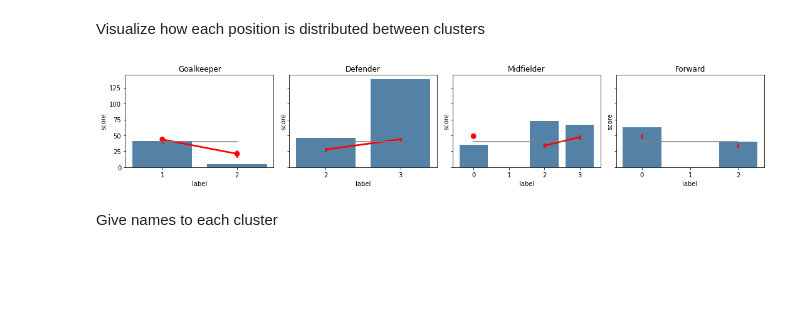
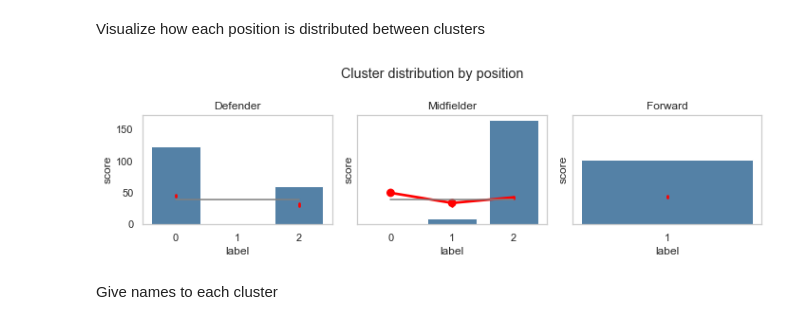
Before and after one commit to mmarzora/data-science, a Jupyter notebook: Football stats/in progress/sorare-api.ipynb, the cells around one changed output. Cells and saved outputs as stored; diff of their text form; code cells hidden in the pictures; blank space fills up the shorter version.

```diff
--- a/Football stats/in progress/sorare-api.ipynb
+++ b/Football stats/in progress/sorare-api.ipynb
@@ -494,0 +513,7 @@ Identify different groups of players by making clusters with stats.
+# %%
+mask_starter=df_player_scores_detailed['status.playingStatus']=='starter'
+mask_regular=df_player_scores_detailed['status.playingStatus']=='regular'
+mask_not_goalkeeper=df_player_scores_detailed['position']!='Goalkeeper'
+X=df_player_scores_detailed[(mask_starter|mask_regular)&(mask_not_goalkeeper)]
+X=X[stat_columns]
+print(X.shape)
@@ -603,9 +622,9 @@ Clustering with 4 clusters, and calculate distance to each centroid
 # %%
-n_clusters=4
+n_clusters=3
 kmeans=KMeans(n_clusters=n_clusters,random_state=1)
 kmeans.fit(df_pca)
 
-df_output=df_laliga_player_scores_grouped.loc[X.index]
+df_output=df_player_scores_detailed.loc[X.index]
 df_output['label']=kmeans.labels_
 
 dist_clusters=kmeans.transform(df_pca)
@@ -618,7 +637,7 @@ df_output[dist_col_names]=df_dist_clusters
 Visualize which positions are included in each cluster
 # %%
 
-positions=['Goalkeeper','Defender','Midfielder','Forward']
+positions=['Defender','Midfielder','Forward']
 labels=range(0,n_clusters)
 
 n_plots=df_output['label'].nunique()
@@ -627,18 +646,21 @@ max_row=int(np.ceil(n_plots/max_col))
 
 n_row=0
 n_col=0
-fig,ax=plt.subplots(max_row,max_col,figsize=(15,4),squeeze=False,sharey=True)
+fig,ax=plt.subplots(max_row,max_col,figsize=(10,4),squeeze=False,sharey=True)
 for i in range(n_plots):
     df=df_output[df_output.label==i]
-    sns.countplot(data=df,x='position',ax=ax[n_row,n_col],color='steelblue',order=positions)
-    sns.pointplot(data=df,x='position',y='score',ax=ax[n_row,n_col],color='red',order=positions)
-    ax[n_row,n_col].axhline(40, ls='--',color='gray')
-    ax[n_row,n_col].set_xticklabels(ax[n_row,n_col].get_xticklabels(),rotation=70)
+    ax_i=ax[n_row,n_col]
+    sns.countplot(data=df,x='position',ax=ax_i,color='steelblue',order=positions)
+    sns.pointplot(data=df,x='position',y='score',ax=ax_i,color='red',order=positions)
+    ax_i.axhline(40, ls='--',color='gray')
+    ax_i.set_xticklabels(ax_i.get_xticklabels(),rotation=70)
 
-    ax[n_row,n_col].set_title('cluster'+str(i))
+    ax_i.set_title('cluster'+str(i))
+    ax_i.grid(False)
     n_col+=1
     if(n_col==max_col):
         n_col=0
         n_row+=1
+plt.suptitle('Position distribution by cluster')
 plt.tight_layout()
 # %% [output]
@@ -648,29 +670,30 @@ The clusters are mainly grouping by position. Something interesting is that ther
 # %% [markdown]
 Visualize how each position is distributed between clusters
 # %%
-
-
 n_plots=df_output['label'].nunique()
-max_col=4
+max_col=3
 max_row=int(np.ceil(len(positions)/max_col))
 
 n_row=0
 n_col=0
-fig,ax=plt.subplots(max_row,max_col,figsize=(15,3),squeeze=False,sharey=True)
+fig,ax=plt.subplots(max_row,max_col,figsize=(10,3),squeeze=False,sharey=True)
 for i in positions:
     df=df_output[df_output.position==i].copy()
-    sns.countplot(data=df,x='label',ax=ax[n_row,n_col],color='steelblue',order=labels)
-    sns.pointplot(data=df,x='label',y='score',ax=ax[n_row,n_col],color='red',order=labels)
-    sns.lineplot(x=df.label,y=np.ones(df.label.shape[0])*40,ax=ax[n_row,n_col],color='gray')
+    ax_i=ax[n_row,n_col]
+    sns.countplot(data=df,x='label',ax=ax_i,color='steelblue',order=labels)
+    sns.pointplot(data=df,x='label',y='score',ax=ax_i,color='red',order=labels)
+    sns.lineplot(x=df.label,y=np.ones(df.label.shape[0])*40,ax=ax_i,color='gray')
 
-    ax[n_row,n_col].set_title(str(i))
+    ax_i.set_title(str(i))
+    ax_i.grid(False)
     n_col+=1
     if(n_col==max_col):
         n_col=0
         n_row+=1
+plt.suptitle('Cluster distribution by position')
 plt.tight_layout()
 # %% [output]
-[figure, old version]
+[figure, new version]
 # %% [markdown]
 Give names to each cluster
 # %%
```
Also changed, not shown: parts of 76 cells of this notebook.
